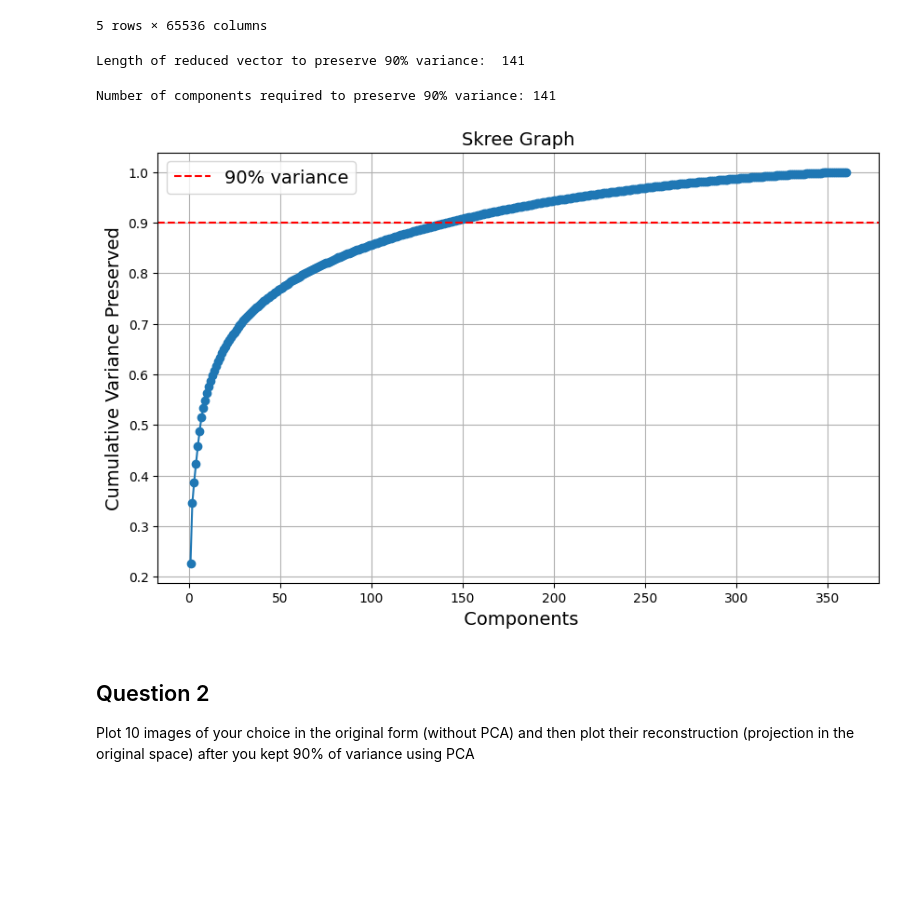
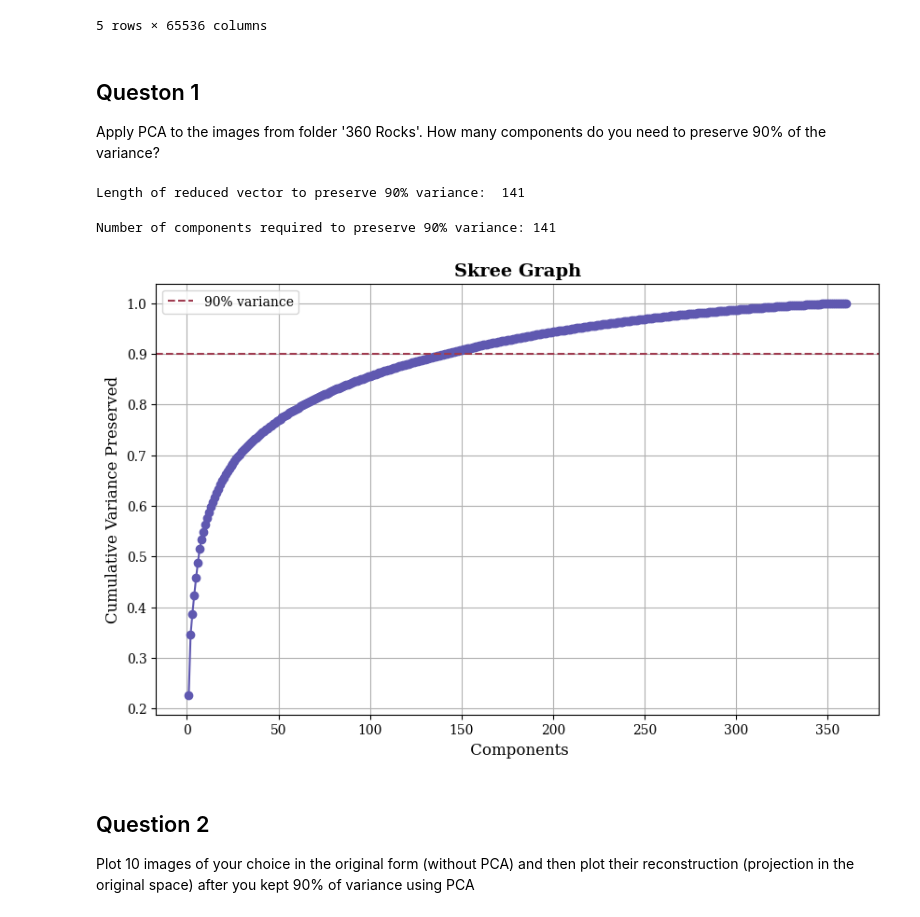
Before and after one commit to jackyeung99/Applied_Machine_Learning, a Jupyter notebook: Assignment03/03_Q1.ipynb, the cells around one changed output. Cells and saved outputs as stored; diff of their text form; code cells hidden in the pictures; blank space fills up the shorter version.

```diff
--- a/Assignment03/03_Q1.ipynb
+++ b/Assignment03/03_Q1.ipynb
@@ -45,7 +47,9 @@ warnings.filterwarnings("ignore")
 # %%
-plt.rc('font', size=14)
-plt.rc('axes', labelsize=14, titlesize=14)
-plt.rc('legend', fontsize=14)
+
+plt.rc('font', family='Serif', size=12)
+plt.rc('axes', titlesize=14, titleweight='bold')
+plt.rc('axes', labelsize=12, titlesize=14)
+plt.rc('legend', fontsize=10)
 plt.rc('xtick', labelsize=10)
 plt.rc('ytick', labelsize=10)
 # %% [markdown]
@@ -53,5 +57,6 @@ Global Variables and file paths
 # %%
 RANDOM_STATE = 99
+COLOR_MAP = plt.cm.twilight
 IMAGE_FOLDER = "Data/Rock_Images"
 VALIDATION_FOLDER = "Data/Validation_Images"
 HUMAN_PREDICTIVE_FEATURES = "Data/mds_360.txt"
@@ -92,0 +105,5 @@ image_data, image_filenames, LABELS = load_images_from_folder(IMAGE_FOLDER)
+# %%
+DATA, LABELS = load_images_to_dataframe(IMAGE_FOLDER)
+
+rock_mapping = {"Igneous": 0, "Metamorphic": 1, "Sedimentary": 2}
+encoded_labels = LABELS.map(rock_mapping)
@@ -101,7 +131,2 @@ len(image_data[0])
 # %% [markdown]
 The total number of features after converting to grayscale, resizing and flatenning image is 65536.
-# %%
-DATA = pd.DataFrame(columns = list(range(len(image_data[0]))))
-for img in image_data:
-  img = list(img)
-  DATA.loc[len(DATA)] = img
@@ -123,6 +148,10 @@ DATA.head()
 | 3 | 1.0 | 1.0 | 1.0 | 1.0 | 1.0 | 1.0 | 1.0 | 1.0 | 1.0 | 1.0 | ... | ... |
 | 4 | 1.0 | 1.0 | 1.0 | 1.0 | 1.0 | 1.0 | 1.0 | 1.0 | 1.0 | 1.0 | ... | ... |
 5 rows × 65536 columns
+# %% [markdown]
+<a id="2"></a>
+## Queston 1
+Apply PCA to the images from folder '360 Rocks'. How many components do you need to preserve 90% of the variance?
 # %%
 pca = PCA(n_components = 0.9, svd_solver = "full")
 X_reduced = pca.fit_transform(DATA)
@@ -133,29 +162,27 @@ print("Length of reduced vector to preserve 90% variance: ", len(X_reduced[0]))
 Length of reduced vector to preserve 90% variance:  141
 # %%
 # Getting cumulative variance preserved for every feature included in the PCA.
+line_color = COLOR_MAP(.3)
+hline_color = COLOR_MAP(.7)
 
 pca = PCA(svd_solver = "full")
-
 pca.fit(DATA)
-
 cumulative_variance = pca.explained_variance_ratio_.cumsum()
-
 n_components_90 = (cumulative_variance >= 0.90).argmax() + 1
 
 print(f"Number of components required to preserve 90% variance: {n_components_90}")
-
 plt.figure(figsize=(10, 6))
-plt.plot(range(1, len(cumulative_variance) + 1), cumulative_variance, marker='o')
+plt.plot(range(1, len(cumulative_variance) + 1), cumulative_variance, marker='o', color=line_color)
 plt.xlabel(' Components')
 plt.ylabel('Cumulative Variance Preserved')
 plt.title('Skree Graph')
-plt.axhline(y=0.90, color='r', linestyle='--', label="90% variance")
+plt.axhline(y=0.90, color='r', linestyle='--', label="90% variance", c=hline_color)
 plt.legend()
 plt.grid(True)
 plt.show()
 # %% [output]
 Number of components required to preserve 90% variance: 141
-[figure, old version]
+[figure, new version]
 # %% [markdown]
 <a id="3"></a>
 ## Question 2
```
Also changed, not shown: parts of 56 cells of this notebook.
